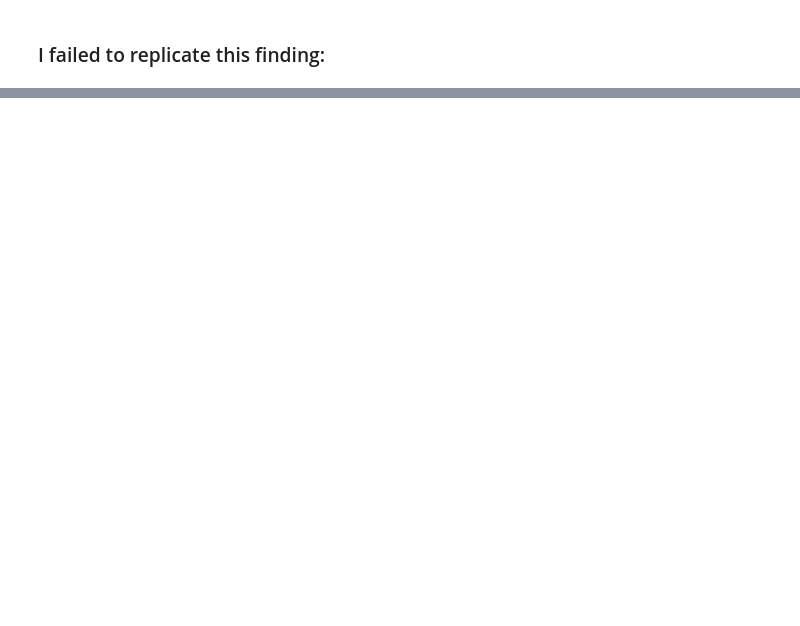
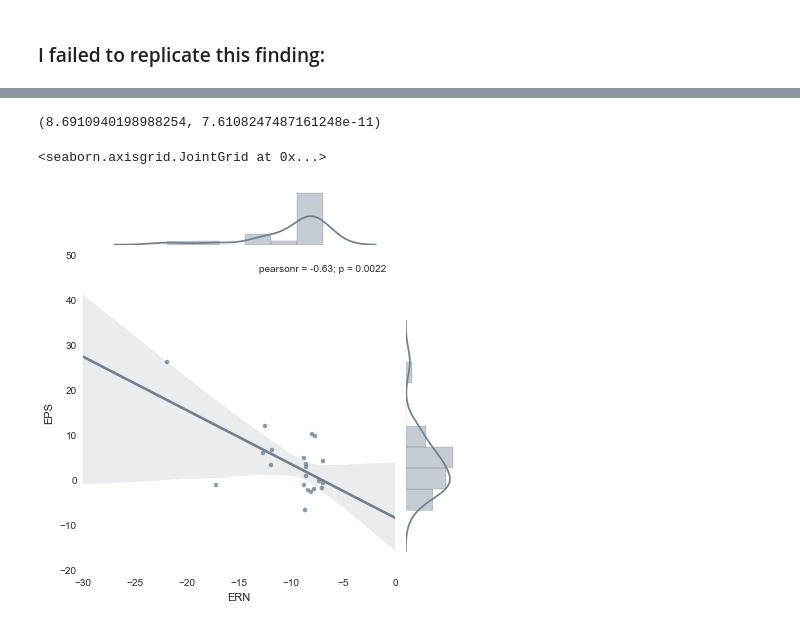
Before and after one commit to meli-lewis/rp_hajcak-foti, a Jupyter notebook: RP_Hajcak_Foti.ipynb, the cells around one changed output, grey strips where cells are left out. Drawn from its saved outputs; the diff is of its cells as text; code cells hidden in the pictures; blank space fills up the shorter version.

```diff
--- a/RP_Hajcak_Foti.ipynb
+++ b/RP_Hajcak_Foti.ipynb
@@ -28,0 +29,4 @@ unpred_trials = data[data['startle_type'] == 'unpred']
+# %%
+final.rename(columns={'startle':'startle_unpred','startle_peak':'startle_peak_unpred'},inplace=True)
+# %%
+final.drop(['startle_type_error','startle_type_pred','startle_type'], axis=1, inplace=True)
@@ -29,3 +66,5 @@ unpred_trials = data[data['startle_type'] == 'unpred']
+# %%
+final = final[final.participant != 21]
 # %%
 #main finding using one trial type for appropriate DF
 corr_data = data[['ERN','EPS']]
@@ -61,0 +114,12 @@ sns.jointplot(error_trials['ERN'],error_trials['EPS'],kind="reg",stat_func=pears
+# %%
+# difference between ERPs on correct vs error trials
+stats.ttest_rel(erp['correct'], erp['error'])
+# %% [output]
+(8.6910940198988254, 7.6108247487161248e-11)
+# %%
+high_amplitude = final[final['ERN'] < -6.91]
+# %%
+sns.jointplot(high_amplitude['ERN'],high_amplitude['EPS'],kind="reg",stat_func=pearsonr, color = "slategray")
+# %% [output]
+<seaborn.axisgrid.JointGrid at 0x...>
+[figure, added]
```
Also changed, not shown: parts of 32 cells of this notebook, 4 other files.
